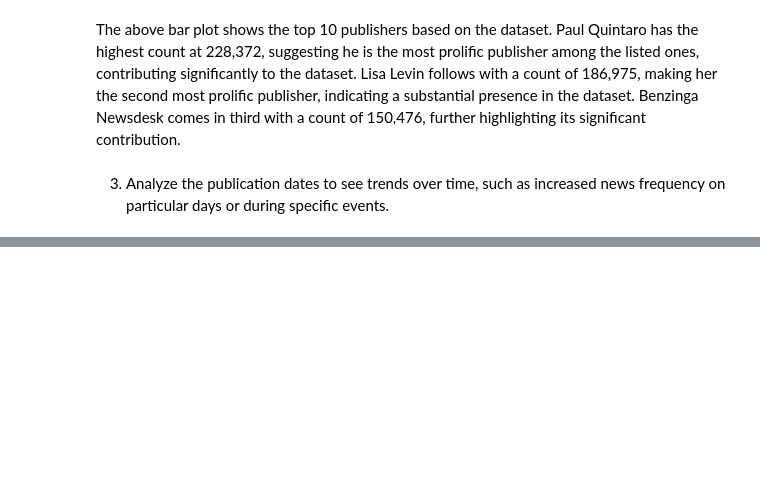
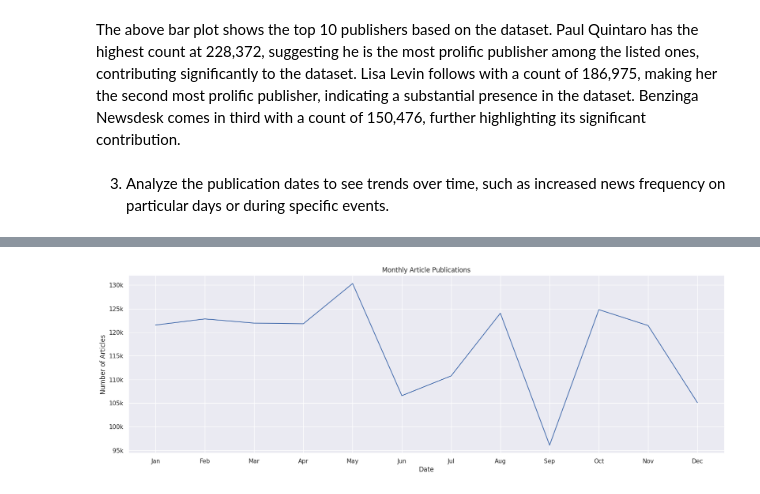
Before and after one commit to der-bew/10ac_week1, a Jupyter notebook: notebooks/Stock_EDA.ipynb, the cells around one changed output, grey strips where cells are left out. Cells and saved outputs as stored; diff of their text form; code cells hidden in the pictures; blank space fills up the shorter version.

```diff
--- a/notebooks/Stock_EDA.ipynb
+++ b/notebooks/Stock_EDA.ipynb
@@ -193,0 +205,17 @@ Text(0, 0.5, 'Number of Articles')
+# %%
+# Group by date and count articles
+monthly_articles = stock_df_copy.groupby(stock_df_copy['date'].dt.month).size()
+# Define the months
+months = ['Jan', 'Feb', 'Mar', 'Apr', 'May', 'Jun', 'Jul', 'Aug', 'Sep', 'Oct', 'Nov', 'Dec']
+
+# Plotting monthly articles
+plt.figure(figsize=(20, 6))
+monthly_articles.plot(kind='line')
+plt.title('Monthly Article Publications')
+plt.xlabel('Date')
+plt.ylabel('Number of Articles')
+plt.xticks(np.arange(1, 13), months)
+plt.yticks([95000, 100000, 105000, 110000, 115000, 120000, 125000, 130000], ['95k','100k', '105k', '110k', '115k', '120k', '125k', '130k'])
+plt.show()
+# %% [output]
+[figure, added]
```
Also changed, not shown: parts of 14 cells of this notebook.
